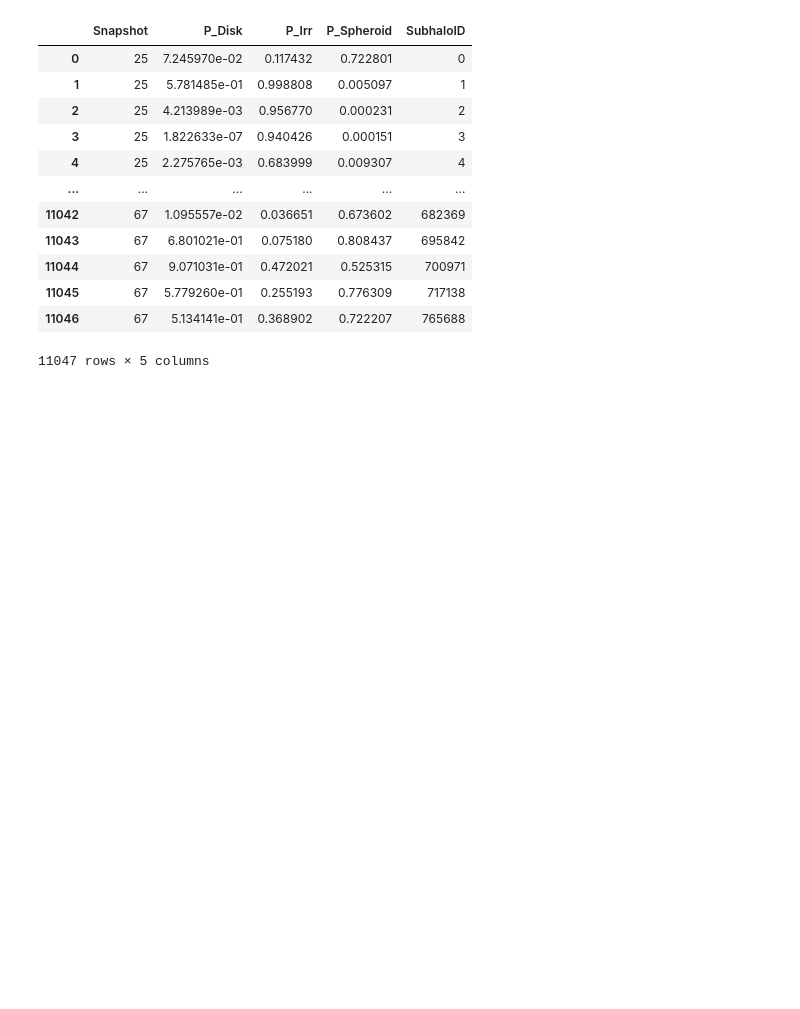
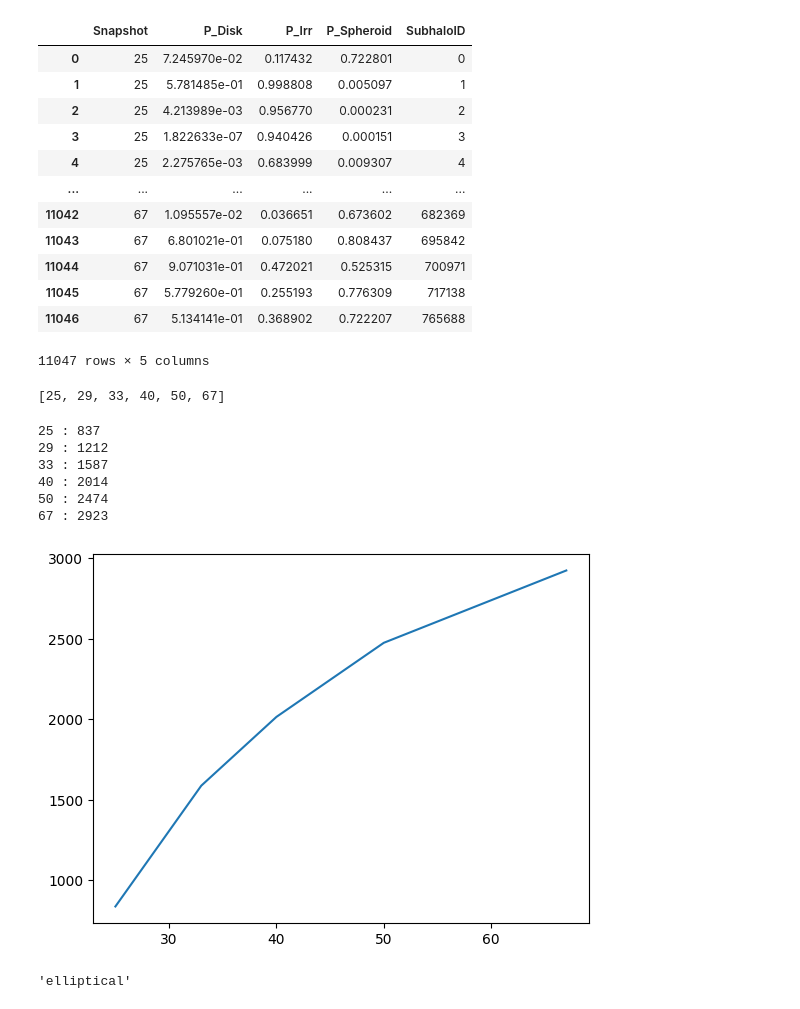
Before and after one commit to ImPriyatam/galmorph, a Jupyter notebook: galMor.ipynb, the cells around one changed output. Saved outputs shown, nothing was run; the diff lists cells and outputs as text; code cells hidden in the pictures; blank space fills up the shorter version.

```diff
--- a/galMor.ipynb
+++ b/galMor.ipynb
@@ -29,3 +30,25 @@ df_loaded
 | 11045 | 67 | 5.779260e-01 | 0.255193 | 0.776309 | 717138 |
 | 11046 | 67 | 5.134141e-01 | 0.368902 | 0.722207 | 765688 |
 11047 rows × 5 columns
+# %%
+snapshot_values = df_loaded["Snapshot"].drop_duplicates().to_list()
+snapshot_values
+# %% [output]
+[25, 29, 33, 40, 50, 67]
+# %%
+galaxies_count = []
+for val in snapshot_values:
+    print(val, ":", df_loaded[df_loaded["Snapshot"]==val].shape[0])
+    galaxies_count.append(df_loaded[df_loaded["Snapshot"]==val].shape[0])
+# %% [output]
+25 : 837
+29 : 1212
+33 : 1587
+40 : 2014
+50 : 2474
+67 : 2923
+# %%
+plt.plot(snapshot_values, galaxies_count)
+plt.show()
+# %% [output]
+[figure, added]
@@ -31,0 +78,4 @@ df_loaded
+# %%
+assign_galaxy_type(df_loaded.iloc[0])
+# %% [output]
+'elliptical'
```
Also changed, not shown: parts of 11 cells of this notebook.
